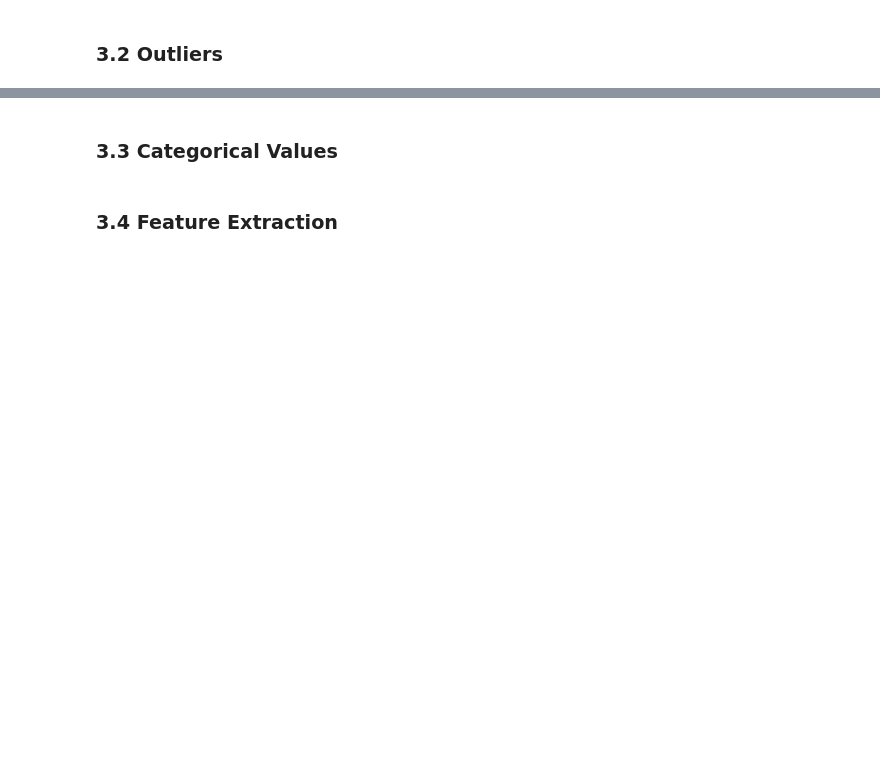
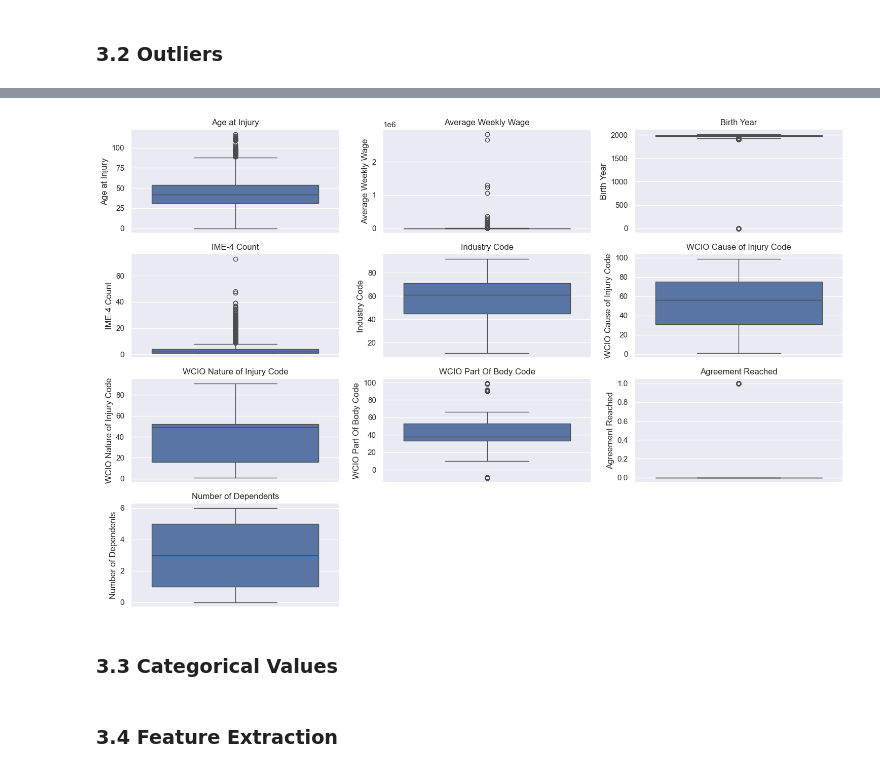
Before and after one commit to LenaHermann/ML_Project_Group52, a Jupyter notebook: Homework_Group52.ipynb, the cells around one changed output, grey strips where cells are left out. Cells and saved outputs as stored; diff of their text form; code cells hidden in the pictures; blank space fills up the shorter version.

```diff
--- a/Homework_Group52.ipynb
+++ b/Homework_Group52.ipynb
@@ -321,3 +370,23 @@ Number of rows without missing values: 68525
+# %%
+#Treating Treat Claim as a Categorical Value
+#Removed "Claim Identifier" in metric-features
+
+metric_features = ["Age at Injury","Average Weekly Wage","Birth Year","IME-4 Count","Industry Code","WCIO Cause of Injury Code","WCIO Nature of Injury Code","WCIO Part Of Body Code","Agreement Reached","Number of Dependents"]
+non_metric_features = train_df.columns.drop(metric_features,).to_list()
+# %%
+plt.figure(figsize=(15, 10))
+
+# Iterar pelas colunas numéricas e criar boxplots
+for i, col in enumerate(metric_features):
+    plt.subplot(len(metric_features) // 3 + 1, 3, i + 1)
+    sns.boxplot(y=train_df[col])
+    plt.title(col)
+
+# Ajustar layout
+plt.tight_layout()
+plt.show()
+# %% [output]
+[figure, added]
 # %% [markdown]
 ### 3.3 Categorical Values
 # %% [markdown]
```
Also changed, not shown: parts of 5 cells of this notebook.
